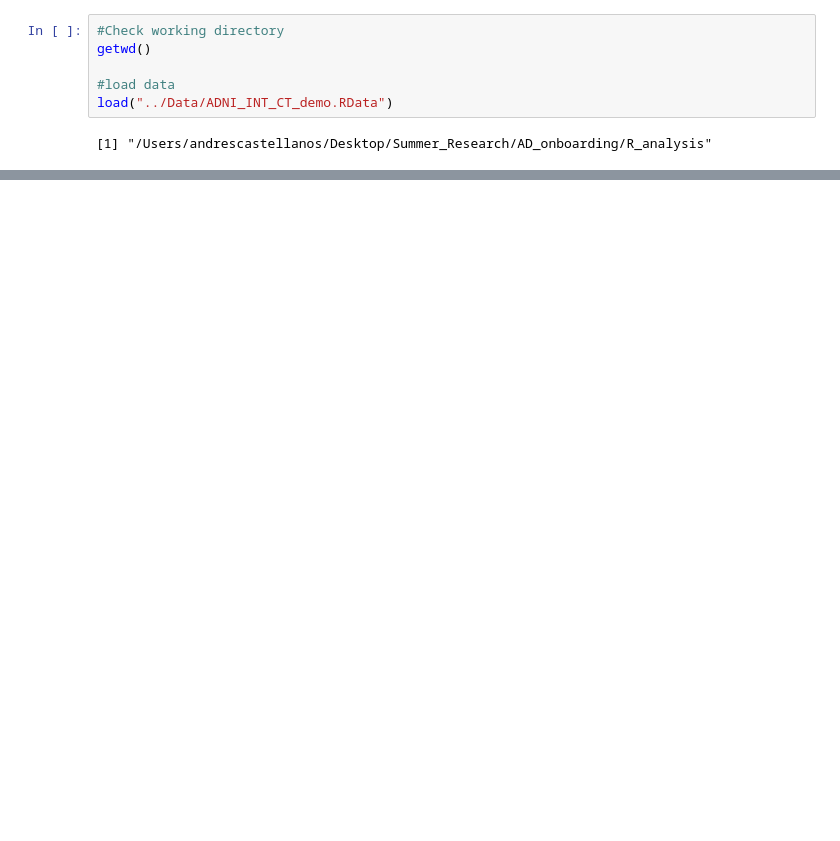
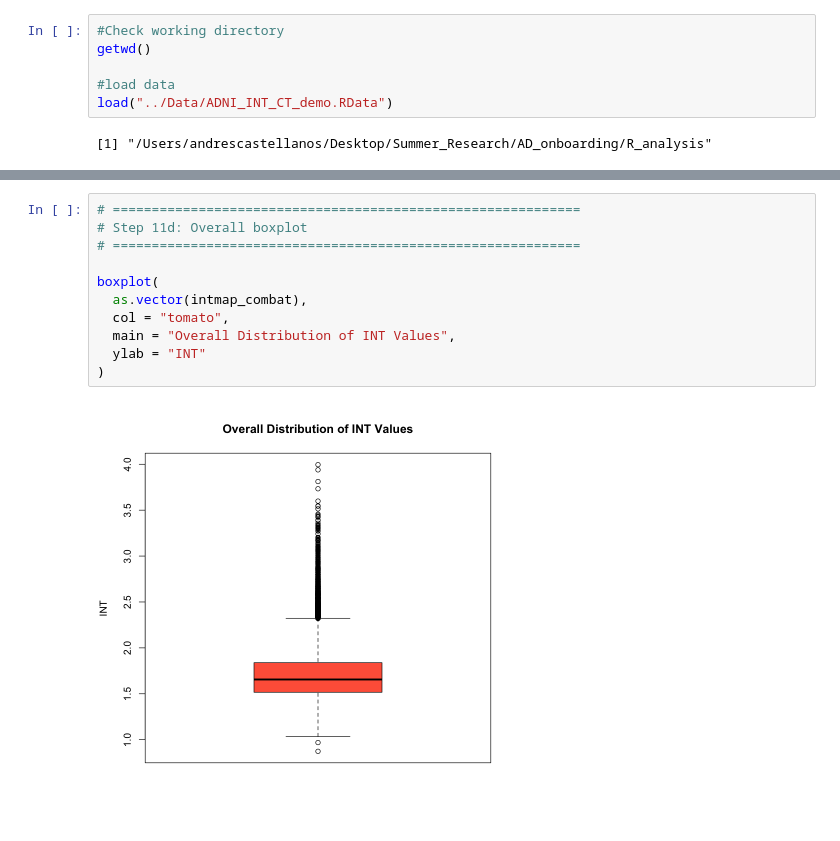
Before and after one commit to ACastellana0629/AD_onboarding, a Jupyter notebook: R_analysis/INT_Data_Analysis.ipynb, the cells around one changed output, grey strips where cells are left out. Cells and saved outputs as stored; diff of their text form; blank space fills up the shorter version.

```diff
--- a/R_analysis/INT_Data_Analysis.ipynb
+++ b/R_analysis/INT_Data_Analysis.ipynb
@@ -65,0 +531,13 @@ load("../Data/ADNI_INT_CT_demo.RData")
+# %%
+# ============================================================
+# Step 11d: Overall boxplot
+# ============================================================
+
+boxplot(
+  as.vector(intmap_combat),
+  col = "tomato",
+  main = "Overall Distribution of INT Values",
+  ylab = "INT"
+)
+# %% [output]
+[figure, added]
```
Also changed, not shown: parts of 47 cells of this notebook.
